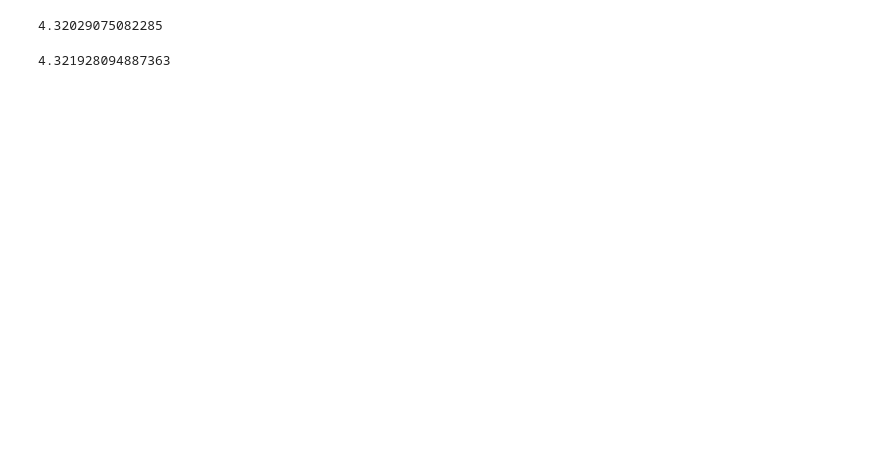
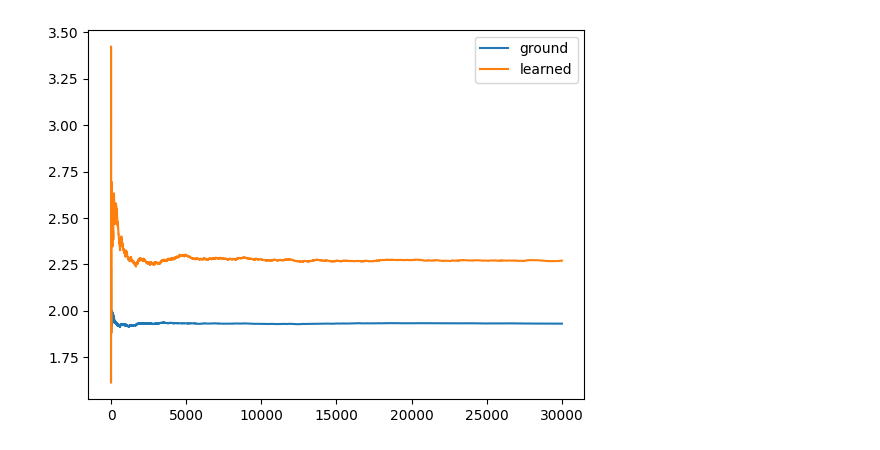
Before and after one commit to ctmht/continuous_ooms, a Jupyter notebook: notebooks/d_oom_dimension_experiment.ipynb, the cells around one changed output. Cells and saved outputs as stored; diff of their text form; code cells hidden in the pictures; blank space fills up the shorter version.

```diff
--- a/notebooks/d_oom_dimension_experiment.ipynb
+++ b/notebooks/d_oom_dimension_experiment.ipynb
@@ -113,9 +102,16 @@ plt.show()
-# %%
-nlls_ground[-1]
-# %% [output]
-4.32029075082285
-# %%
-# n_obs = 3
-np.log2(n_obs)
-# %% [output]
-4.321928094887363
+# %%
+plt.figure()
+ax = plt.gca()
+
+# ax.set_xscale('log', base=2)
+# ax.set_xticks(dim_search)
+# ax.get_xaxis().set_major_formatter(mpl.ticker.ScalarFormatter())
+# ax.set_xlim(xlims)
+
+ax.plot(nlls_ground_test, label="ground")
+ax.plot(nlls_learned_test, label="learned")
+ax.legend()
+
+plt.show()
+# %% [output]
+[figure, added]
```
Also changed, not shown: parts of 8 cells of this notebook.
